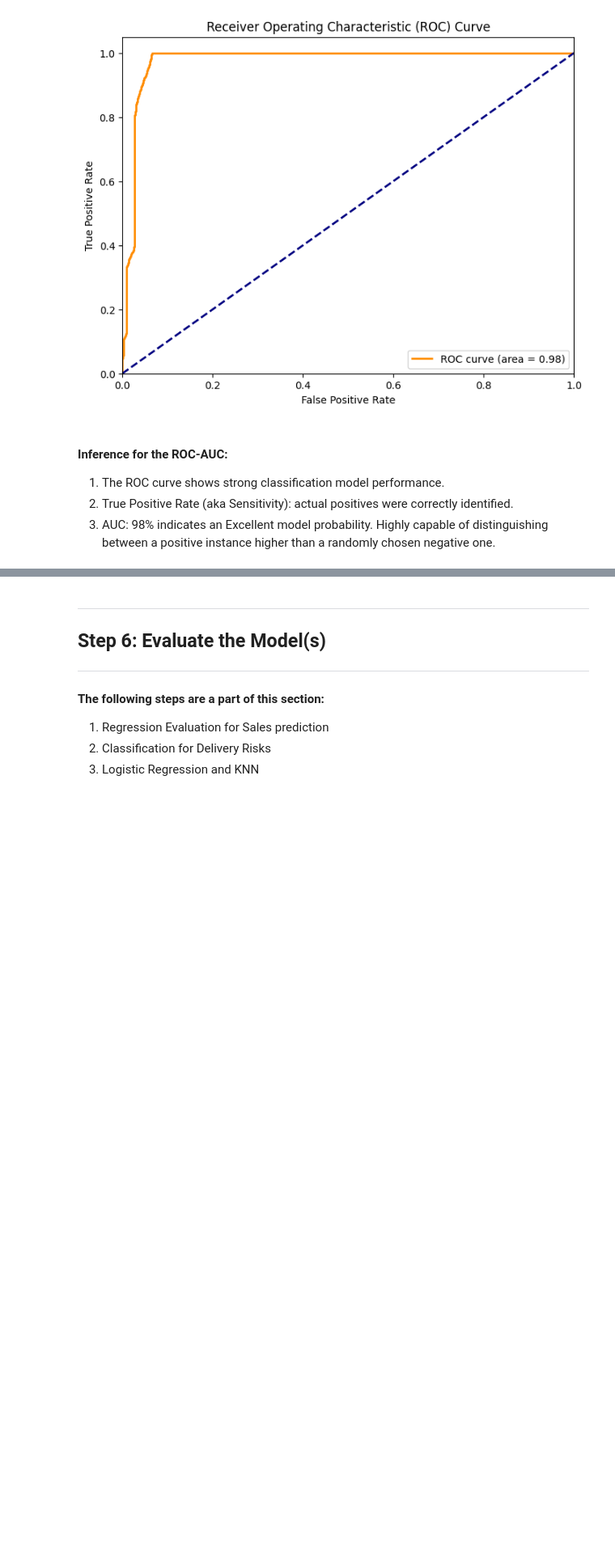
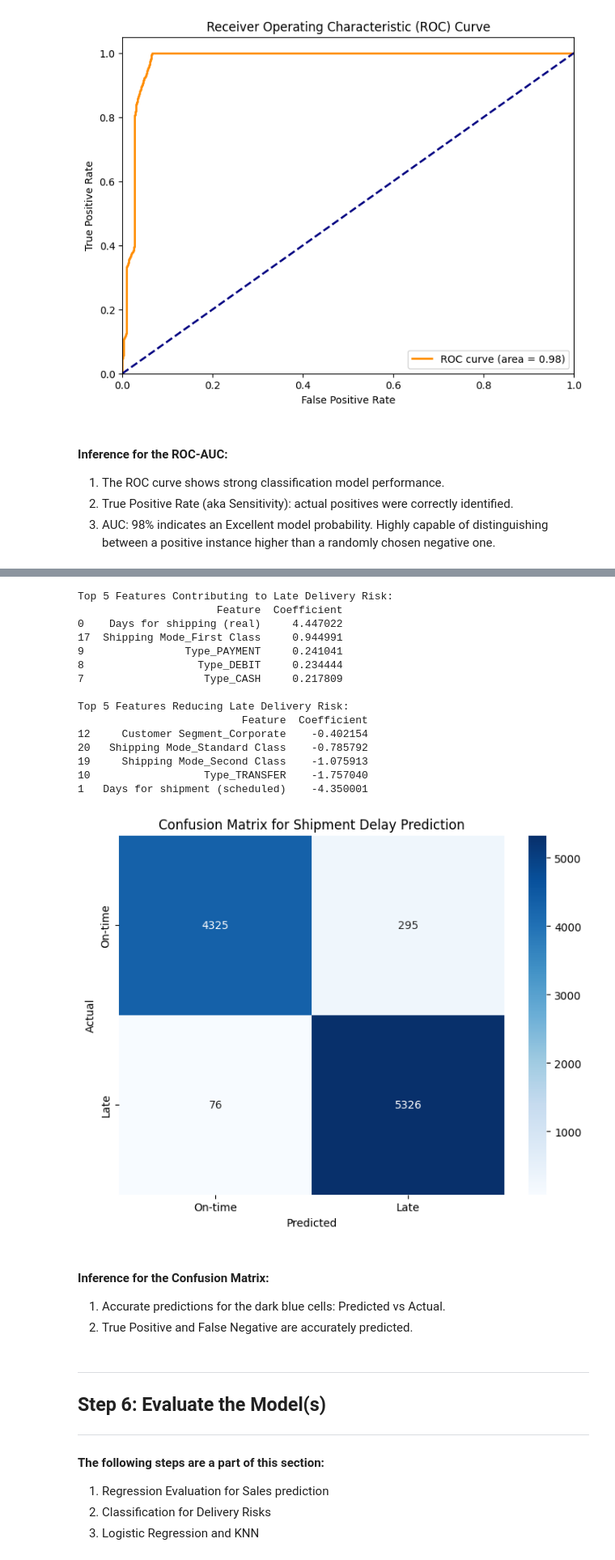
Before and after one commit to prasy03/UCB-Capstone-Mar2026, a Jupyter notebook: Final ver - Module 24/Sylvester-Capstone-V2.ipynb, the cells around one changed output, grey strips where cells are left out. Shown at 81% size. Saved outputs shown, nothing was run; the diff lists cells and outputs as text; code cells hidden in the pictures; blank space fills up the shorter version.

```diff
--- a/Final ver - Module 24/Sylvester-Capstone-V2.ipynb
+++ b/Final ver - Module 24/Sylvester-Capstone-V2.ipynb
@@ -613,3 +586,56 @@ NameError: name 'X' is not defined
+# %%
+# Confusion Matrix for Logistic Regression
+X_features = X_train.columns
+feature_importance = pd.DataFrame({
+    'Feature': X_features,
+    'Coefficient': log_reg.coef_.flatten()
+}).sort_values(by='Coefficient', ascending=False)
+
+print("\nTop 5 Features Contributing to Late Delivery Risk:")
+print(feature_importance.head(5))
+
+print("\nTop 5 Features Reducing Late Delivery Risk:")
+print(feature_importance.tail(5))
+
+# 3. Visualization
+plt.figure(figsize=(8, 6))
+# Ensure y_test and y_pred are defined from your log_model.predict() step
+cm = confusion_matrix(y_test, y_pred)
+sns.heatmap(cm, annot=True, fmt='d', cmap='Blues',
+            xticklabels=['On-time', 'Late'],
+            yticklabels=['On-time', 'Late'])
+plt.xlabel('Predicted')
+plt.ylabel('Actual')
+plt.title('Confusion Matrix for Shipment Delay Prediction')
+
+# Ensure the 'images/' directory exists or remove this line to avoid a FileNotFoundError
+import os
+if not os.path.exists('images'):
+    os.makedirs('images')
+plt.savefig('images/confusion_matrix_logreg.png')
+plt.show()
+# %% [output]
+Top 5 Features Contributing to Late Delivery Risk:
+                      Feature  Coefficient
+0    Days for shipping (real)     4.447022
+17  Shipping Mode_First Class     0.944991
+9                Type_PAYMENT     0.241041
+8                  Type_DEBIT     0.234444
+7                   Type_CASH     0.217809
+
+Top 5 Features Reducing Late Delivery Risk:
+                          Feature  Coefficient
+12     Customer Segment_Corporate    -0.402154
+20   Shipping Mode_Standard Class    -0.785792
+19     Shipping Mode_Second Class    -1.075913
+10                  Type_TRANSFER    -1.757040
+1   Days for shipment (scheduled)    -4.350001
+[figure, added]
+# %% [markdown]
+#### Inference for the Confusion Matrix:
+
+1. Accurate predictions for the dark blue cells: Predicted vs Actual.
+2. True Positive and False Negative are accurately predicted.
 # %% [markdown]
 ************************************
 ## Step 6:  Evaluate the Model(s)
```
Also changed, not shown: parts of 11 cells of this notebook, 2 other files.
